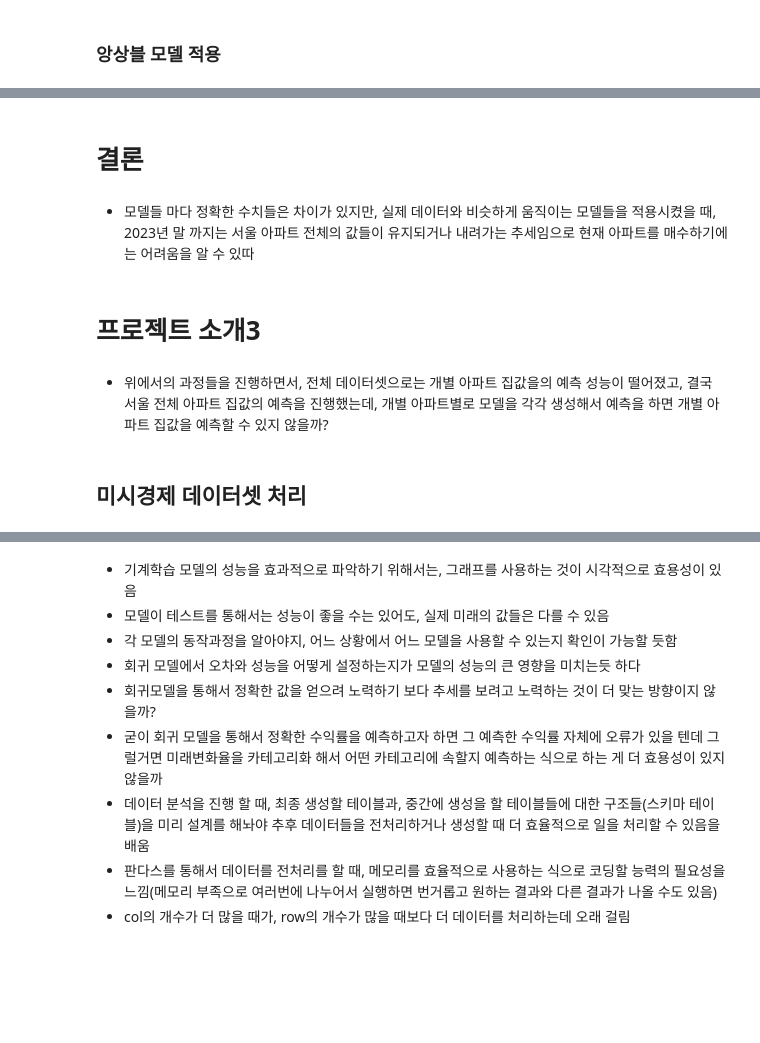
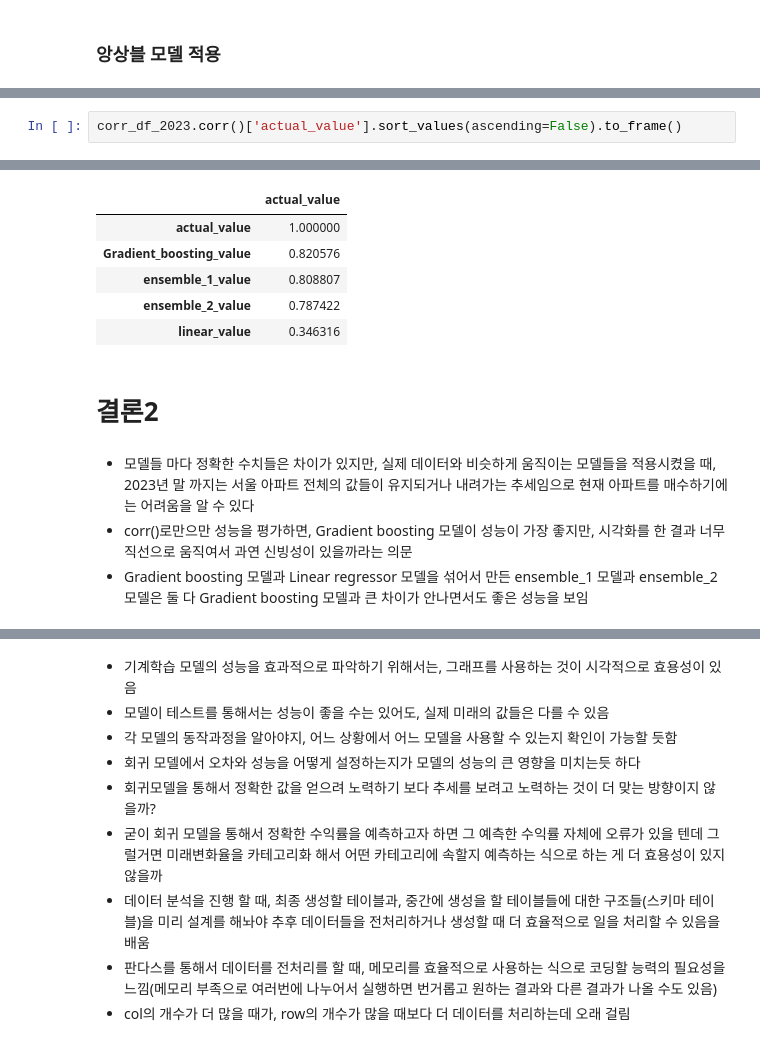
Before and after one commit to Ryong1998/house_price, a Jupyter notebook: EDA_file4.ipynb, the cells around one changed output, grey strips where cells are left out. Cells and saved outputs as stored; diff of their text form; blank space fills up the shorter version.

```diff
--- a/EDA_file4.ipynb
+++ b/EDA_file4.ipynb
@@ -2812,0 +2861,3 @@ fig.show()
+# %%
+corr_df_2023.corr()['actual_value'].sort_values(ascending=False).to_frame()
+# %% [output]
@@ -2813,10 +2865,12 @@ fig.show()
+|  | actual_value |
+| actual_value | 1.000000 |
+| Gradient_boosting_value | 0.820576 |
+| ensemble_1_value | 0.808807 |
+| ensemble_2_value | 0.787422 |
+| linear_value | 0.346316 |
 # %% [markdown]
-# 결론
+# 결론2
 # %% [markdown]
-- 모델들 마다 정확한 수치들은 차이가 있지만, 실제 데이터와 비슷하게 움직이는 모델들을 적용시켰을 때, 2023년 말 까지는 서울 아파트 전체의 값들이 유지되거나 내려가는 추세임으로 현재 아파트를 매수하기에는 어려움을 알 수 있따
+- 모델들 마다 정확한 수치들은 차이가 있지만, 실제 데이터와 비슷하게 움직이는 모델들을 적용시켰을 때, 2023년 말 까지는 서울 아파트 전체의 값들이 유지되거나 내려가는 추세임으로 현재 아파트를 매수하기에는 어려움을 알 수 있다
+- corr()로만으만 성능을 평가하면, Gradient boosting 모델이 성능이 가장 좋지만, 시각화를 한 결과 너무 직선으로 움직여서 과연 신빙성이 있을까라는 의문
+- Gradient boosting 모델과 Linear regressor 모델을 섞어서 만든 ensemble_1 모델과 ensemble_2 모델은 둘 다 Gradient boosting 모델과 큰 차이가 안나면서도 좋은 성능을 보임
-# %% [markdown]
-# 프로젝트 소개3
-# %% [markdown]
-- 위에서의 과정들을 진행하면서, 전체 데이터셋으로는 개별 아파트 집값을의 예측 성능이 떨어졌고, 결국 서울 전체 아파트 집값의 예측을 진행했는데, 개별 아파트별로 모델을 각각 생성해서 예측을 하면 개별 아파트 집값을 예측할 수 있지 않을까?
-# %% [markdown]
-## 미시경제 데이터셋 처리
```
Also changed, not shown: parts of 41 cells of this notebook.
